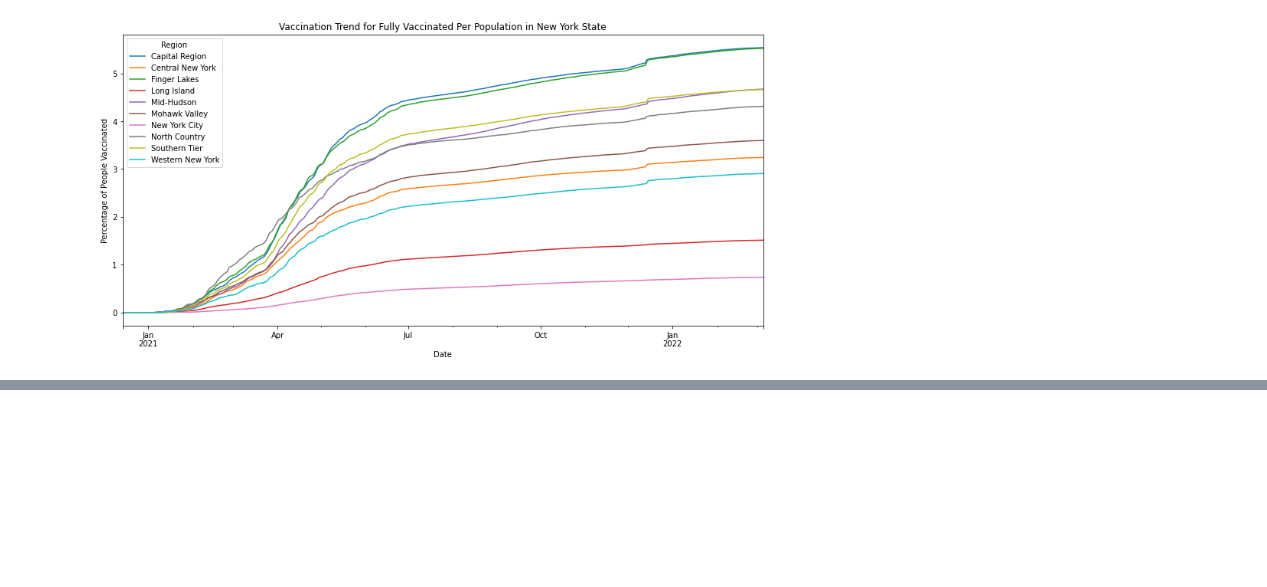
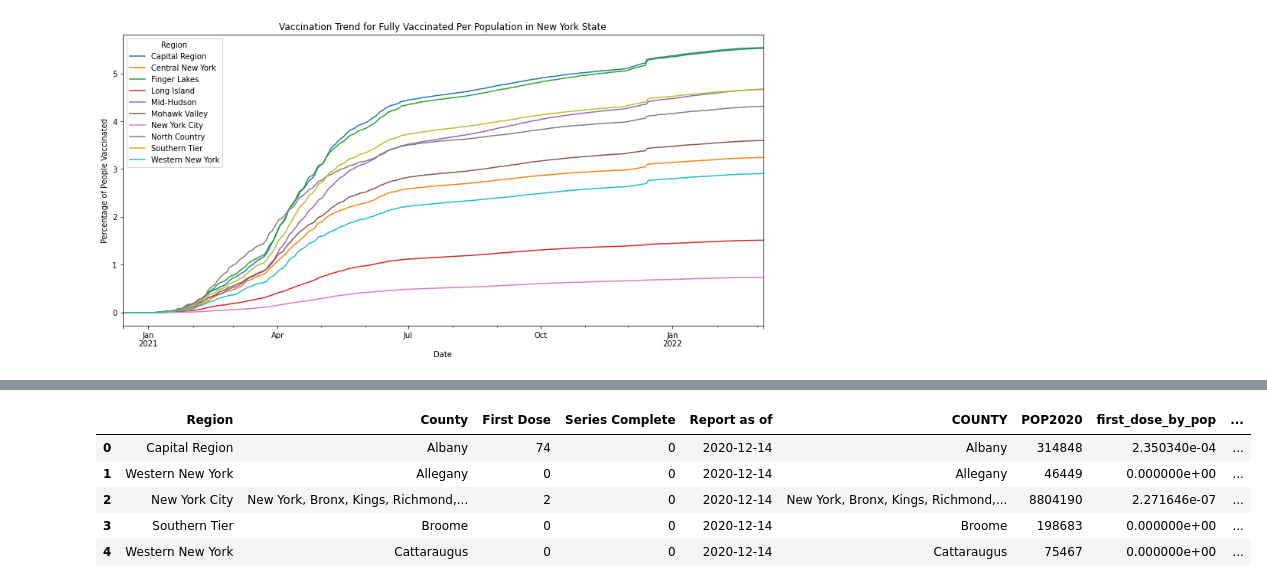
Before and after one commit to AnishaMathur/NY-State-Covid-Analysis, a Jupyter notebook: notebooks/EDA_Vaccination.ipynb, the cells around one changed output, grey strips where cells are left out. Saved outputs shown, nothing was run; the diff lists cells and outputs as text; code cells hidden in the pictures; blank space fills up the shorter version.

```diff
--- a/notebooks/EDA_Vaccination.ipynb
+++ b/notebooks/EDA_Vaccination.ipynb
@@ -320,0 +359,9 @@ Text(0.5, 1.0, 'Vaccination Trend for Fully Vaccinated Per Population in New Yor
+# %%
+NY_vaccine_by_population.head()
+# %% [output]
+|  | Region | County | First Dose | Series Complete | Report as of | COUNTY | POP2020 | first_dose_by_pop | ... |
+| 0 | Capital Region | Albany | 74 | 0 | 2020-12-14 | Albany | 314848 | 2.350340e-04 | ... |
+| 1 | Western New York | Allegany | 0 | 0 | 2020-12-14 | Allegany | 46449 | 0.000000e+00 | ... |
+| 2 | New York City | New York, Bronx, Kings, Richmond,... | 2 | 0 | 2020-12-14 | New York, Bronx, Kings, Richmond,... | 8804190 | 2.271646e-07 | ... |
+| 3 | Southern Tier | Broome | 0 | 0 | 2020-12-14 | Broome | 198683 | 0.000000e+00 | ... |
+| 4 | Western New York | Cattaraugus | 0 | 0 | 2020-12-14 | Cattaraugus | 75467 | 0.000000e+00 | ... |
```
Also changed, not shown: parts of 13 cells of this notebook.
